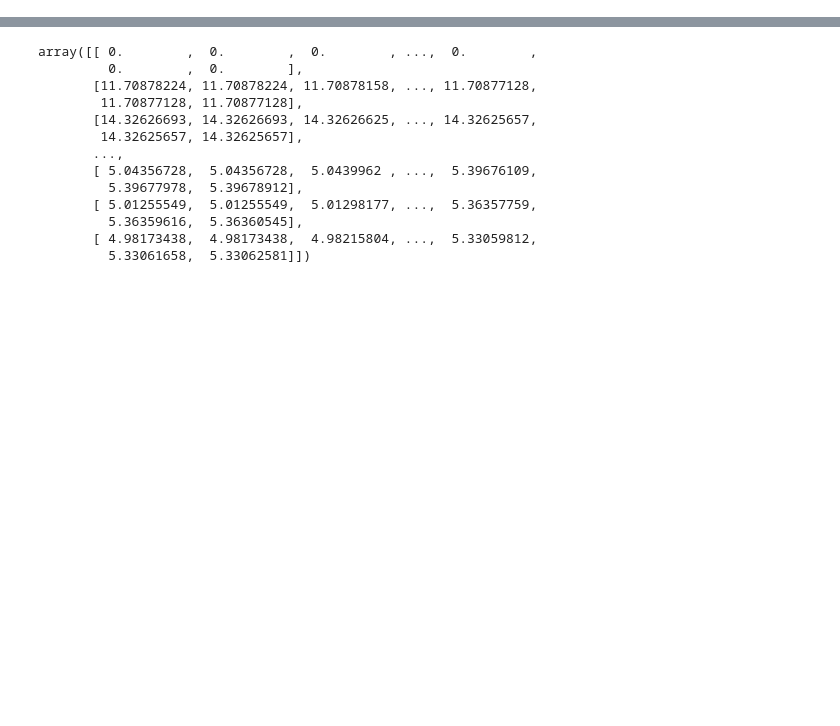
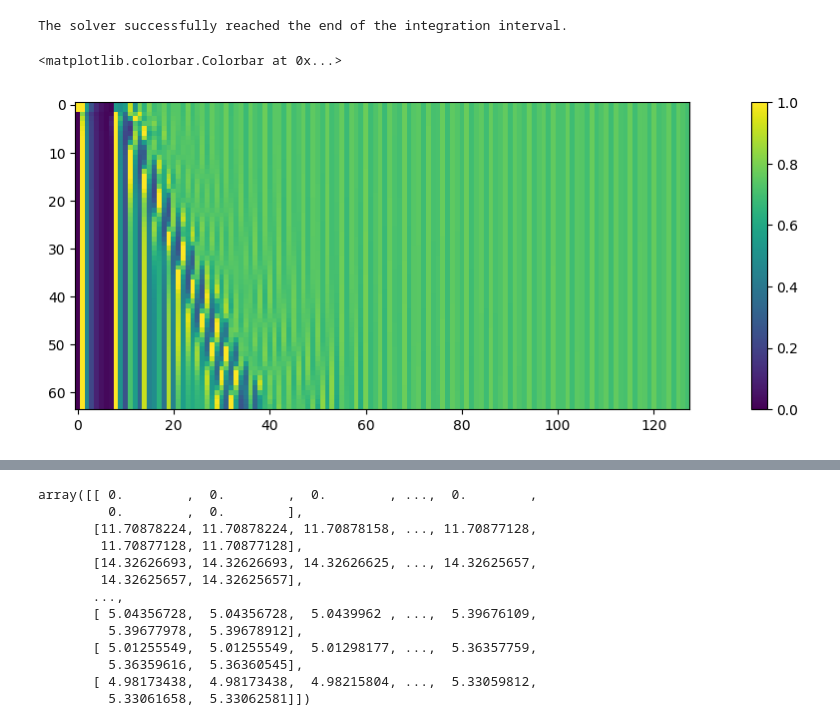
Before and after one commit to nbj2008/wilson_cowan_2d, a Jupyter notebook: notebooks/New Works/SSN 1D Local Front.ipynb, the cells around one changed output, grey strips where cells are left out. Saved outputs shown, nothing was run; the diff lists cells and outputs as text; code cells hidden in the pictures; blank space fills up the shorter version.

```diff
--- a/notebooks/New Works/SSN 1D Local Front.ipynb
+++ b/notebooks/New Works/SSN 1D Local Front.ipynb
@@ -56,6 +53,23 @@ u[ii:ii+2**1] = 1
 #  inp = (u3, v3, u3, 0)
 
 inp = (u, v)
+# %%
+trv_wav = wck.WCDecExpTravelLocal1D(inp, param)
+
+end = 100
+step = end/(param.size*2)
+res = trv_wav((0, end), t_eval=np.arange(0, end, step))
+
+print(res._solved.message)
+
+
+fig = plt.figure(figsize=(16,4))
+im = plt.imshow(res.u.T, vmin=0, vmax=1)
+plt.colorbar(im)
+# %% [output]
+The solver successfully reached the end of the integration interval.
+<matplotlib.colorbar.Colorbar at 0x...>
+[figure, added]
 # %%
 trv_wav = wck.WCDecExpTravelLocal1D(inp, param)
 
```
Also changed, not shown: parts of 5 cells of this notebook, 6 other files.
